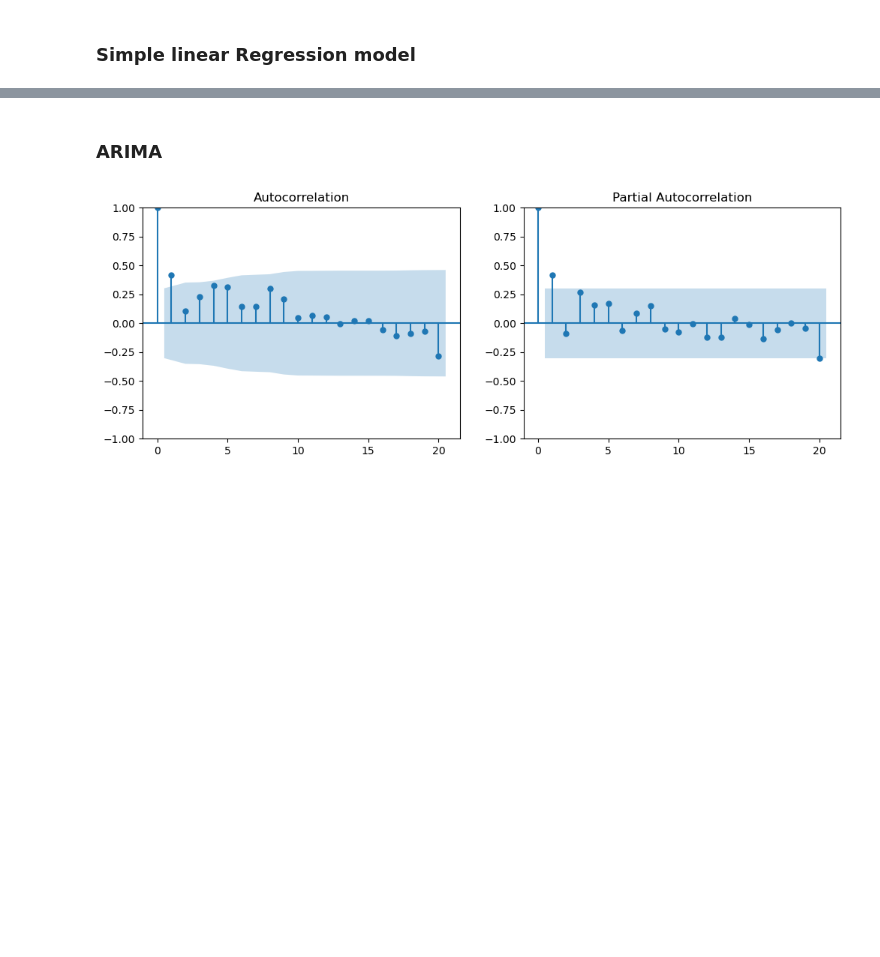
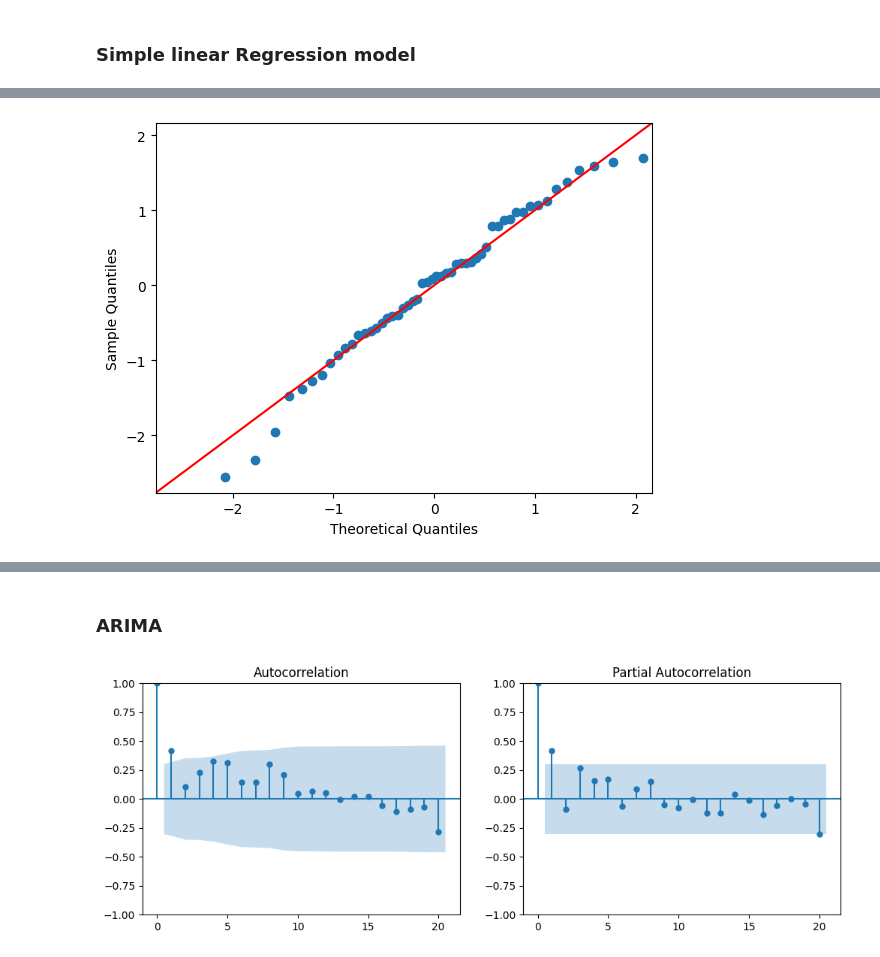
Before and after one commit to Laura-Pldk/Canola_Yield_Prediction, a Jupyter notebook: notebooks/Canola_presentation.ipynb, the cells around one changed output, grey strips where cells are left out. Saved outputs shown, nothing was run; the diff lists cells and outputs as text; code cells hidden in the pictures; blank space fills up the shorter version.

```diff
--- a/notebooks/Canola_presentation.ipynb
+++ b/notebooks/Canola_presentation.ipynb
@@ -560,3 +738,18 @@ Notes:
 [1] Standard Errors assume that the covariance matrix of the errors is correctly specified.
 [2] The condition number is large, 2.55e+05. This might indicate that there are
 strong multicollinearity or other numerical problems.
+# %%
+# linear regression using all covs log-transformed; no difference
+
+#linear regression using all covariates
+
+y = canola_lr.iloc[:, 0]
+X = canola_lr.iloc[:, 2:9]
+
+X =  np.log1p(X)
+X = sm.add_constant(X)
+
+model = sm.OLS(y, X)
+results = model.fit()
+
+print(results.summary())
@@ -904,6 +1115,8 @@ X_1 = sm.add_constant(X_1)
 
 model = sm.OLS(y, X_1)
 results_one = model.fit()
+residuals = results_one.resid
+fitted_values = results_one.fittedvalues
 
 print(results_one.summary())
 
@@ -938,3 +1151,8 @@ Notes:
 [2] The condition number is large, 8.99e+04. This might indicate that there are
 strong multicollinearity or other numerical problems.
 [figure]
+# %%
+sm.qqplot(residuals, line='45', fit=True)
+plt.show()
+# %% [output]
+[figure, added]
```
Also changed, not shown: parts of 31 cells of this notebook.
